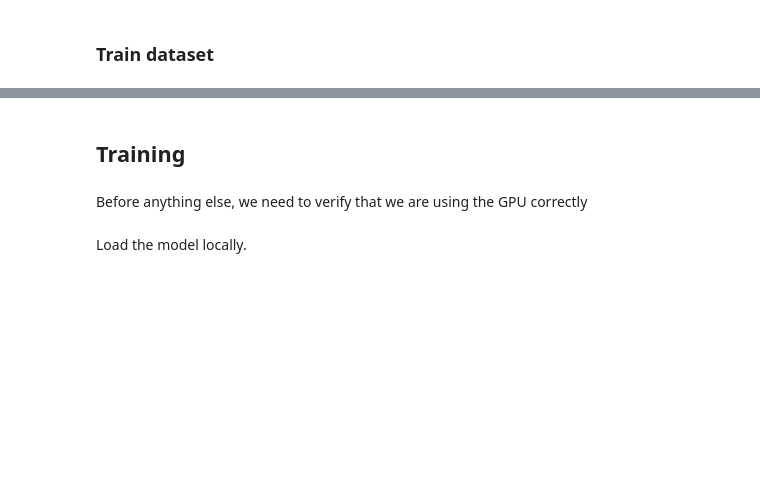
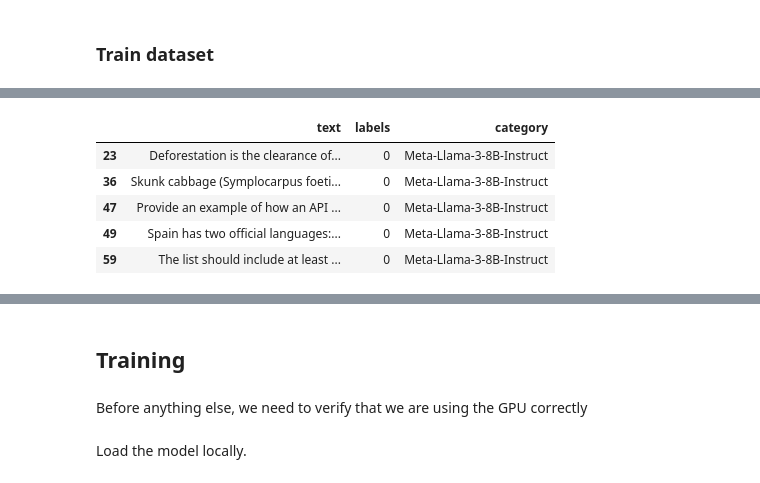
Before and after one commit to joaofaria19/MD-Projeto, a Jupyter notebook: question_classificator_bert.ipynb, the cells around one changed output, grey strips where cells are left out. Cells and saved outputs as stored; diff of their text form; code cells hidden in the pictures; blank space fills up the shorter version.

```diff
--- a/question_classificator_bert.ipynb
+++ b/question_classificator_bert.ipynb
@@ -81,8 +142,13 @@ df_train['category'].value_counts().plot(kind='bar', figsize=(10,10))
 test_size = 0.5
 
 test_ids, eval_ids = train_test_split(test_eval_ids, test_size=test_size, random_state=42)
-df_test = df_combined[df_combined['id'].isin(test_ids)]
-df_eval = df_combined[df_combined['id'].isin(eval_ids)]
+
+mask = df_combined['id'].apply(lambda x: x in test_ids)
+df_test = df_combined[mask]
+
+mask = df_combined['id'].apply(lambda x: x in eval_ids)
+df_eval = df_combined[mask]
+
 
 print("Test Set Shape:", df_test.shape)
 print("Evaluation Set Shape:", df_eval.shape)
@@ -92,0 +194,9 @@ df_eval['category'].value_counts().plot(kind='bar', figsize=(10,10))
+# %%
+df_test.head()
+# %% [output]
+|  | text | labels | category |
+| 23 | Deforestation is the clearance of... | 0 | Meta-Llama-3-8B-Instruct |
+| 36 | Skunk cabbage (Symplocarpus foeti... | 0 | Meta-Llama-3-8B-Instruct |
+| 47 | Provide an example of how an API ... | 0 | Meta-Llama-3-8B-Instruct |
+| 49 | Spain has two official languages:... | 0 | Meta-Llama-3-8B-Instruct |
+| 59 | The list should include at least ... | 0 | Meta-Llama-3-8B-Instruct |
```
Also changed, not shown: parts of 19 cells of this notebook, 2 other files.
